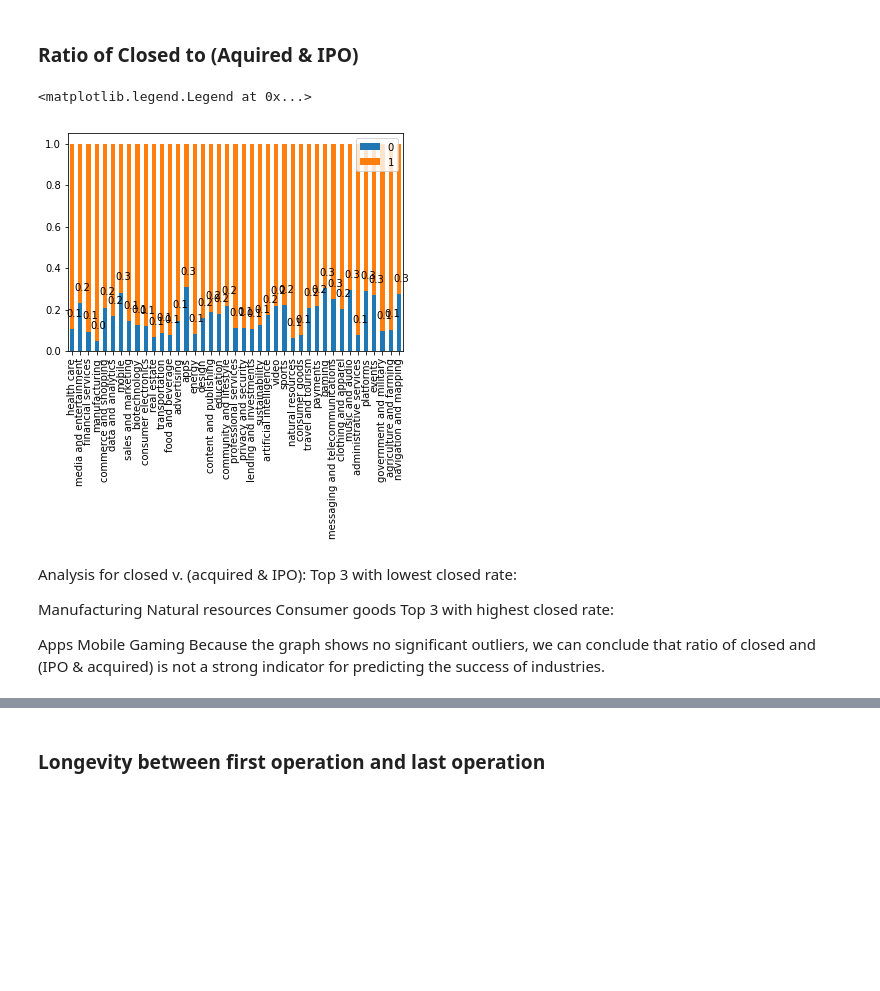
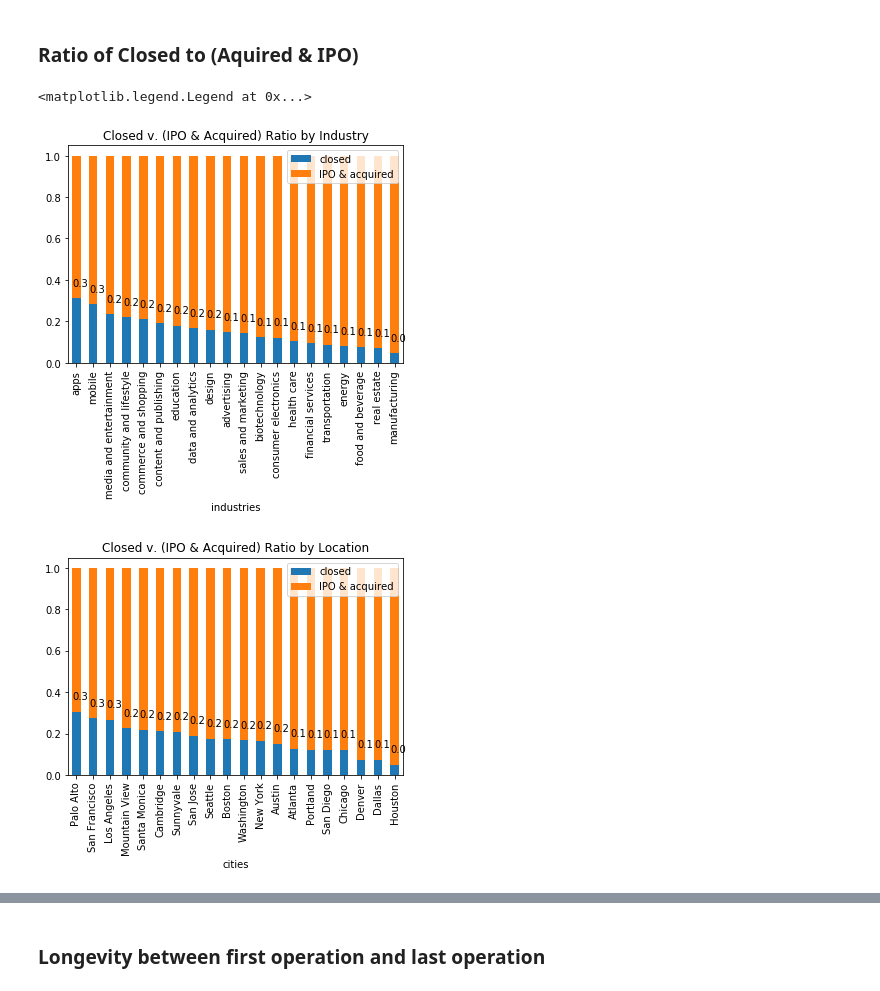
Before and after one commit to mdavis917/COGS108_Repo, a Jupyter notebook: FinalProject.ipynb, the cells around one changed output, grey strips where cells are left out. Drawn from its saved outputs; the diff is of its cells as text; code cells hidden in the pictures; blank space fills up the shorter version.

```diff
--- a/FinalProject.ipynb
+++ b/FinalProject.ipynb
@@ -477,47 +485,74 @@ Here we discovered that transportation had a few company with exceptionally larg
 # %%
 list = dict(pd.value_counts(df_ind_split['industry']))
 industries = dict()
+list2 = dict(pd.value_counts(df_ind_split['city']))
+cities = dict()
 df_ind_split = df_ind_split.reset_index(drop=True)
 
 for (x,y) in list.items():
     industries[x] = [0,0]
+for (x,y) in list2.items():
+    cities[x] = [0,0]
 
 for i in range(len(df_ind_split)):
     ind = df_ind_split.loc[i]['industry']
+    cit = df_ind_split.loc[i]['city']
     stat = df_ind_split.loc[i]['status']
 
     if stat=='closed':
         industries[ind][0]+=1
+        cities[cit][0]+=1
     elif stat=='ipo'or stat=='acquired':
         industries[ind][1]+=1
+        cities[cit][1]+=1
 # %%
+count = 0
 for (x,y) in list.items():
-    sum = industries[x][0]+industries[x][1]
-    industries[x][0] /= sum
-    industries[x][1] /= sum
+    if count >= 20:
+        if x in industries:
+            industries.pop(x)
+    else:
+        sum = industries[x][0]+industries[x][1]
+        industries[x][0] /= sum
+        industries[x][1] /= sum
+    count+=1
 
 newdf = pd.DataFrame.from_dict(industries,orient='index')
-
+newdf = newdf.sort_values(by=[0],ascending=False)
+newdf.columns = ['closed', 'IPO & acquired']
 ax = newdf.plot(kind='bar',stacked=True)
-for rec, label in zip(ax.patches,newdf[0].round(1).astype(str)):
+ax.set_title("Closed v. (IPO & Acquired) Ratio by Industry")
+ax.set_xlabel("industries")
+for rec, label in zip(ax.patches,newdf['closed'].round(1).astype(str)):
     height = rec.get_height()
     ax.text(rec.get_x() + rec.get_width() , height + .05, label,
            ha = 'center', va='bottom')
 
 plt.legend(loc='upper right')
+
+########################################
+count=0
+newdict = dict()
+for (x,y) in list2.items():
+    if count < 20:
+        sum = cities[x][0]+cities[x][1]
+        newdict[x] = [cities[x][0] / sum , cities[x][1] / sum]
+    count+=1
+
+newdf2 = pd.DataFrame.from_dict(newdict,orient='index')
+newdf2 = newdf2.sort_values(by=[0],ascending=False)
+newdf2.columns = ['closed', 'IPO & acquired']
+ax = newdf2.plot(kind='bar',stacked=True)
+ax.set_title("Closed v. (IPO & Acquired) Ratio by Location")
+ax.set_xlabel("cities")
+for rec1, label1 in zip(ax.patches,newdf2['closed'].round(1).astype(str)):
+    height1 = rec1.get_height()
+    ax.text(rec1.get_x() + rec1.get_width() , height1 + .05, label1,
+           ha = 'center', va='bottom')
+
+
+plt.legend(loc='upper right')
 # %% [output]
 <matplotlib.legend.Legend at 0x...>
-[figure, old version]
+[figure, new version]
+[figure, added]
-# %% [markdown]
-Analysis for closed v. (acquired & IPO):
-Top 3 with lowest closed rate:
-
-Manufacturing
-Natural resources
-Consumer goods
-Top 3 with highest closed rate:
-
-Apps
-Mobile
-Gaming
-Because the graph shows no significant outliers, we can conclude that ratio of closed and (IPO & acquired) is not a strong indicator for predicting the success of industries.
```
Also changed, not shown: parts of 7 cells of this notebook.
